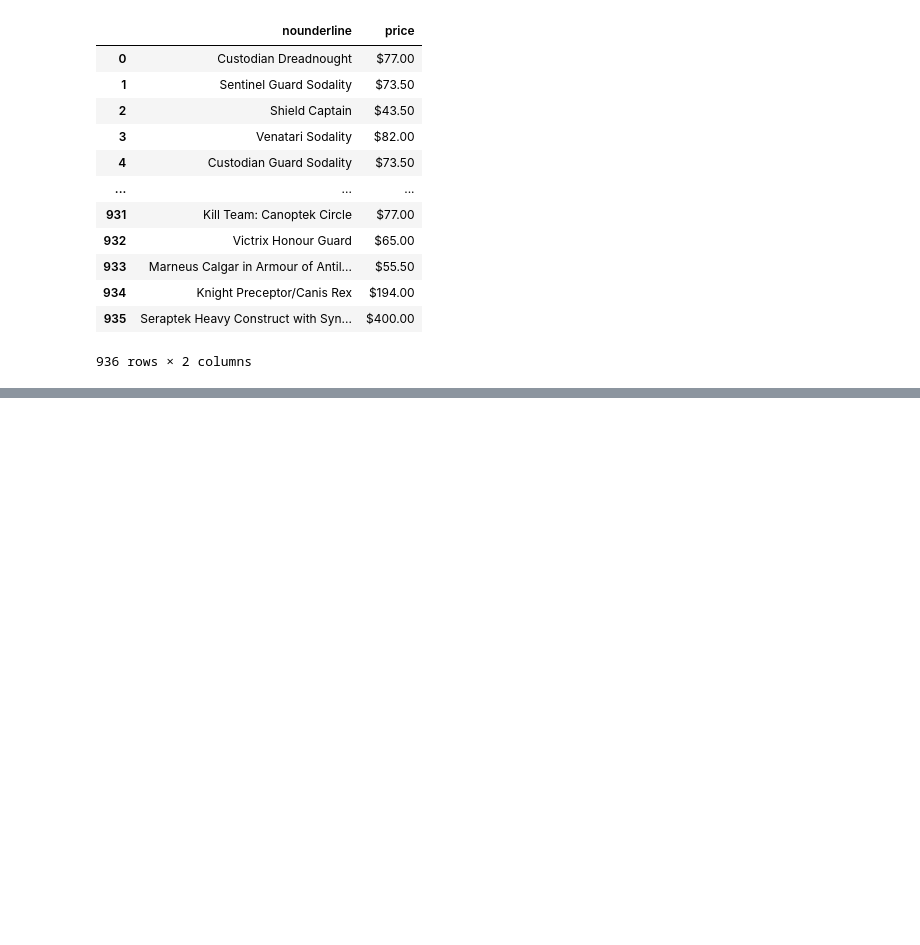
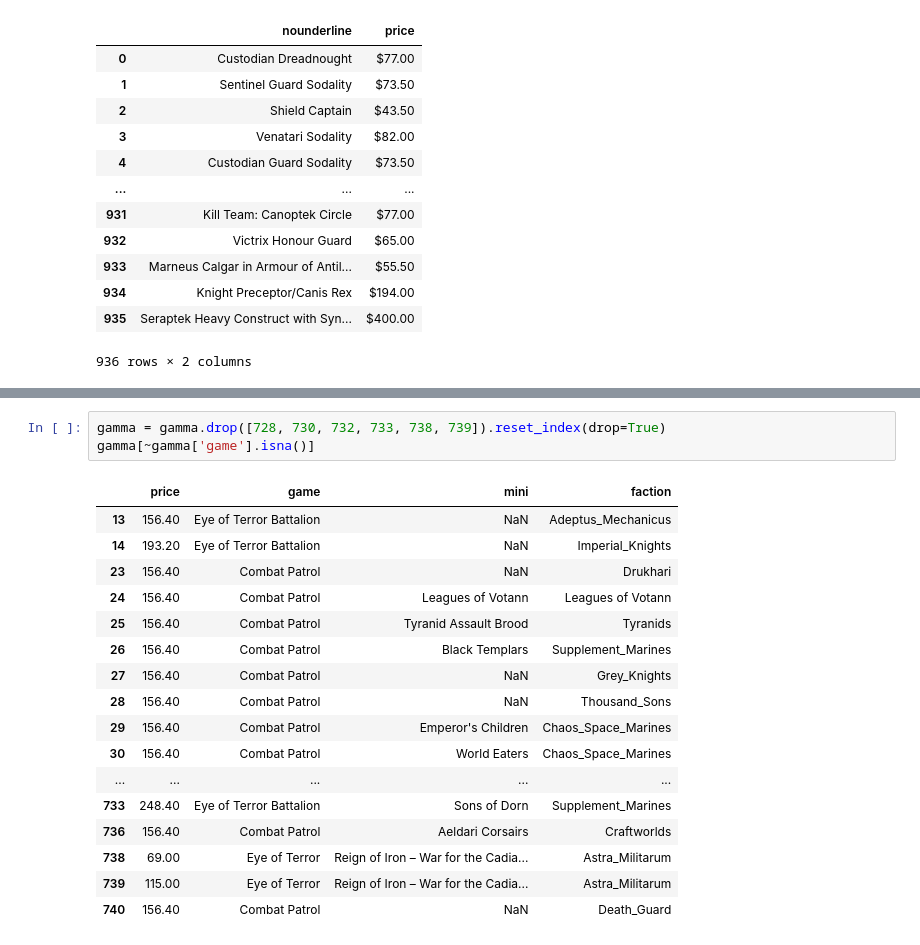
Before and after one commit to Varushet/EDA, a Jupyter notebook: limpiar.ipynb, the cells around one changed output, grey strips where cells are left out. Drawn from its saved outputs; the diff is of its cells as text; blank space fills up the shorter version.

```diff
--- a/limpiar.ipynb
+++ b/limpiar.ipynb
@@ -574,0 +684,21 @@ np.int64(486)
+# %%
+gamma = gamma.drop([728, 730, 732, 733, 738, 739]).reset_index(drop=True)
+gamma[~gamma['game'].isna()]
+# %% [output]
+|  | price | game | mini | faction |
+| 13 | 156.40 | Eye of Terror Battalion | NaN | Adeptus_Mechanicus |
+| 14 | 193.20 | Eye of Terror Battalion | NaN | Imperial_Knights |
+| 23 | 156.40 | Combat Patrol | NaN | Drukhari |
+| 24 | 156.40 | Combat Patrol | Leagues of Votann | Leagues of Votann |
+| 25 | 156.40 | Combat Patrol | Tyranid Assault Brood | Tyranids |
+| 26 | 156.40 | Combat Patrol | Black Templars | Supplement_Marines |
+| 27 | 156.40 | Combat Patrol | NaN | Grey_Knights |
+| 28 | 156.40 | Combat Patrol | NaN | Thousand_Sons |
+| 29 | 156.40 | Combat Patrol | Emperor's Children | Chaos_Space_Marines |
+| 30 | 156.40 | Combat Patrol | World Eaters | Chaos_Space_Marines |
+| ... | ... | ... | ... | ... |
+| 733 | 248.40 | Eye of Terror Battalion | Sons of Dorn | Supplement_Marines |
+| 736 | 156.40 | Combat Patrol | Aeldari Corsairs | Craftworlds |
+| 738 | 69.00 | Eye of Terror | Reign of Iron – War for the Cadia... | Astra_Militarum |
+| 739 | 115.00 | Eye of Terror | Reign of Iron – War for the Cadia... | Astra_Militarum |
+| 740 | 156.40 | Combat Patrol | NaN | Death_Guard |
```
Also changed, not shown: parts of 16 cells of this notebook, 4 other files.
